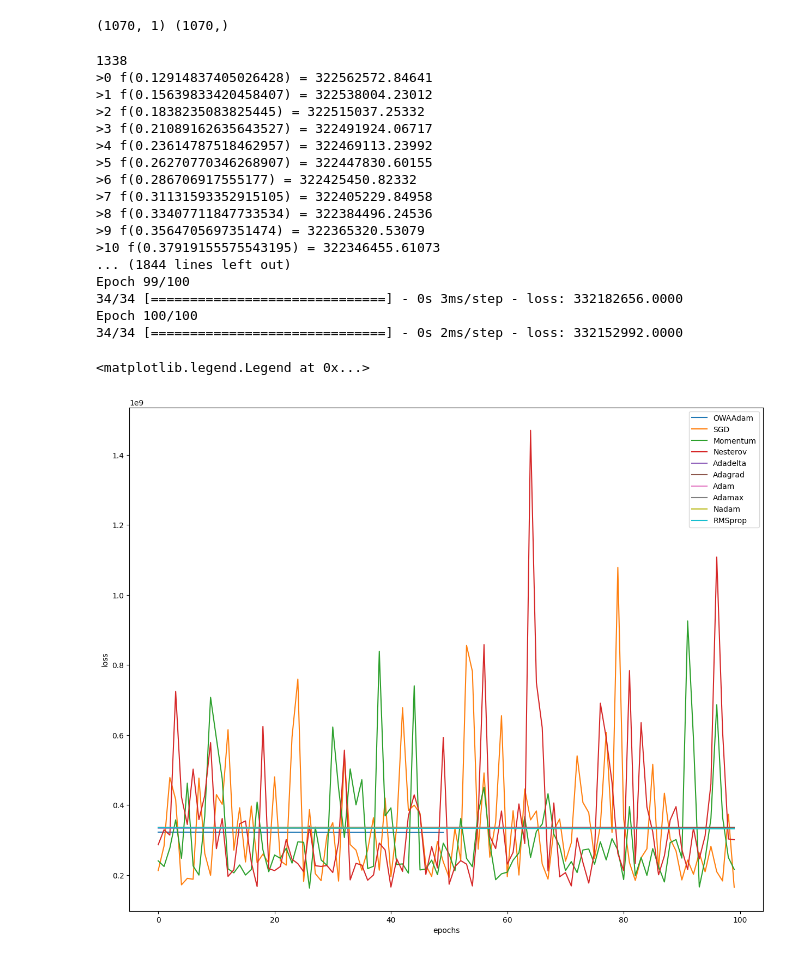
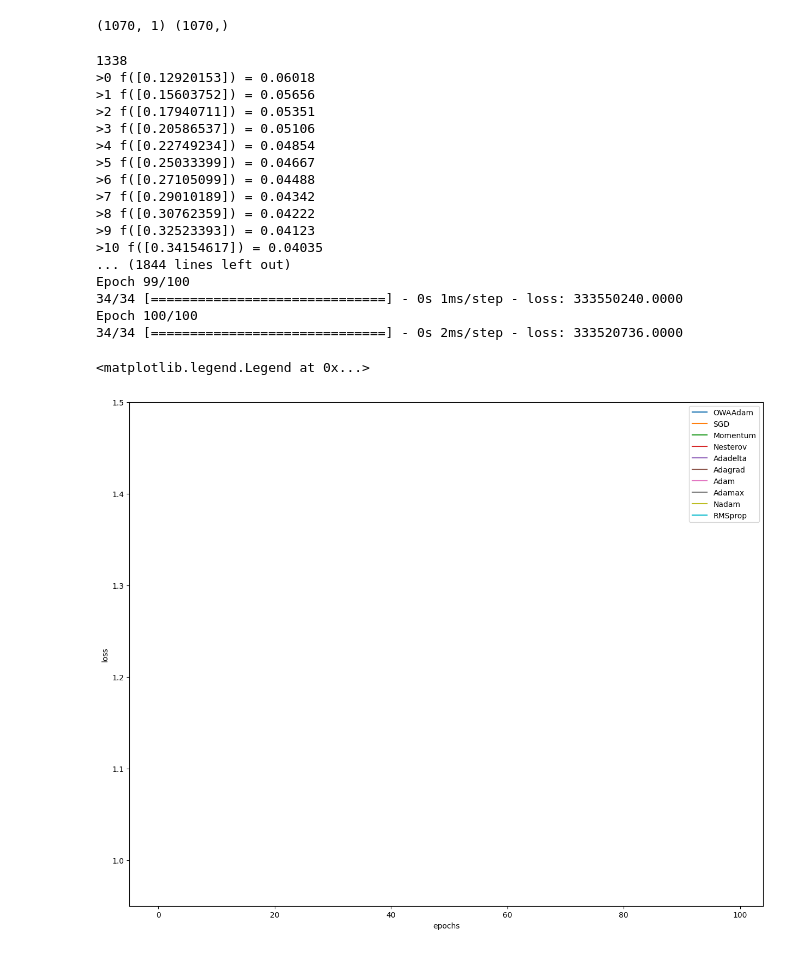
Before and after one commit to Ayushrawat-cmd/STPI-internship, a Jupyter notebook: Gradient_Descent_Optimizers_V1 (5).ipynb, the cells around one changed output. Saved outputs shown, nothing was run; the diff lists cells and outputs as text; code cells hidden in the pictures.

```diff
--- a/Gradient_Descent_Optimizers_V1 (5).ipynb
+++ b/Gradient_Descent_Optimizers_V1 (5).ipynb
@@ -83,8 +83,16 @@ testDataset = dataset.drop(trainDataset.index)
 
 # Visualizing training data
 
+
 x = trainDataset['bmi']
 y = trainDataset['charges']
+from sklearn import preprocessing
+
+sx = preprocessing.MinMaxScaler()
+sy = preprocessing.MinMaxScaler()
+
+x = sx.fit_transform(x.values.reshape(x.shape[0],1))
+y = sy.fit_transform(y.values.reshape(y.shape[0],1))
 
 plt.figure(figsize = (15,12))
 # objective function
@@ -349,46 +357,46 @@ plt.ylabel('loss')
 
 
 
 #RMSporp
 #Creating Sequential Model
 print("Printing behins here: ----------------")
 model = Sequential()
 model.add(Dense(1))
 # Use the required optimizer to compile the model
 model.compile(optimizer=RMSprop(
     learning_rate=0.001,
     rho=0.9,
     momentum=0.0,
     epsilon=1e-07,),loss=mse)
 train = model.fit(trainInput,trainTarget,epochs=100)
 
 #loss over time
 plt.plot(train.history['loss'],label='loss')
 plt.xlabel('epochs')
-# plt.ylim(0.95,1.5)
+plt.ylim(0.95,1.5)
 plt.ylabel('loss')
 
 
 
 plt.legend(['OWAAdam','SGD','Momentum','Nesterov', 'Adadelta','Adagrad', 'Adam', 'Adamax','Nadam','RMSprop'], loc ="upper right")
-#plt.legend(['OWAAdam', 'Adam'], loc ="upper right")
+# plt.legend(['OWAAdam', 'Adam'], loc ="upper right")
 # %% [output]
 1338
->0 f(0.12914837405026428) = 322562572.84641
->1 f(0.15639833420458407) = 322538004.23012
->2 f(0.1838235083825445) = 322515037.25332
->3 f(0.21089162635643527) = 322491924.06717
->4 f(0.23614787518462957) = 322469113.23992
->5 f(0.26270770346268907) = 322447830.60155
->6 f(0.286706917555177) = 322425450.82332
->7 f(0.31131593352915105) = 322405229.84958
->8 f(0.33407711847733534) = 322384496.24536
->9 f(0.3564705697351474) = 322365320.53079
->10 f(0.37919155575543195) = 322346455.61073
+>0 f([0.12920153]) = 0.06018
+>1 f([0.15603752]) = 0.05656
+>2 f([0.17940711]) = 0.05351
+>3 f([0.20586537]) = 0.05106
+>4 f([0.22749234]) = 0.04854
+>5 f([0.25033399]) = 0.04667
+>6 f([0.27105099]) = 0.04488
+>7 f([0.29010189]) = 0.04342
+>8 f([0.30762359]) = 0.04222
+>9 f([0.32523393]) = 0.04123
+>10 f([0.34154617]) = 0.04035
 ... (1844 lines left out)
 Epoch 99/100
-34/34 [==============================] - 0s 3ms/step - loss: 332182656.0000
+34/34 [==============================] - 0s 1ms/step - loss: 333550240.0000
 Epoch 100/100
-34/34 [==============================] - 0s 2ms/step - loss: 332152992.0000
+34/34 [==============================] - 0s 2ms/step - loss: 333520736.0000
 <matplotlib.legend.Legend at 0x...>
-[figure, old version]
+[figure, new version]
```
Also changed, not shown: 2 other files.
